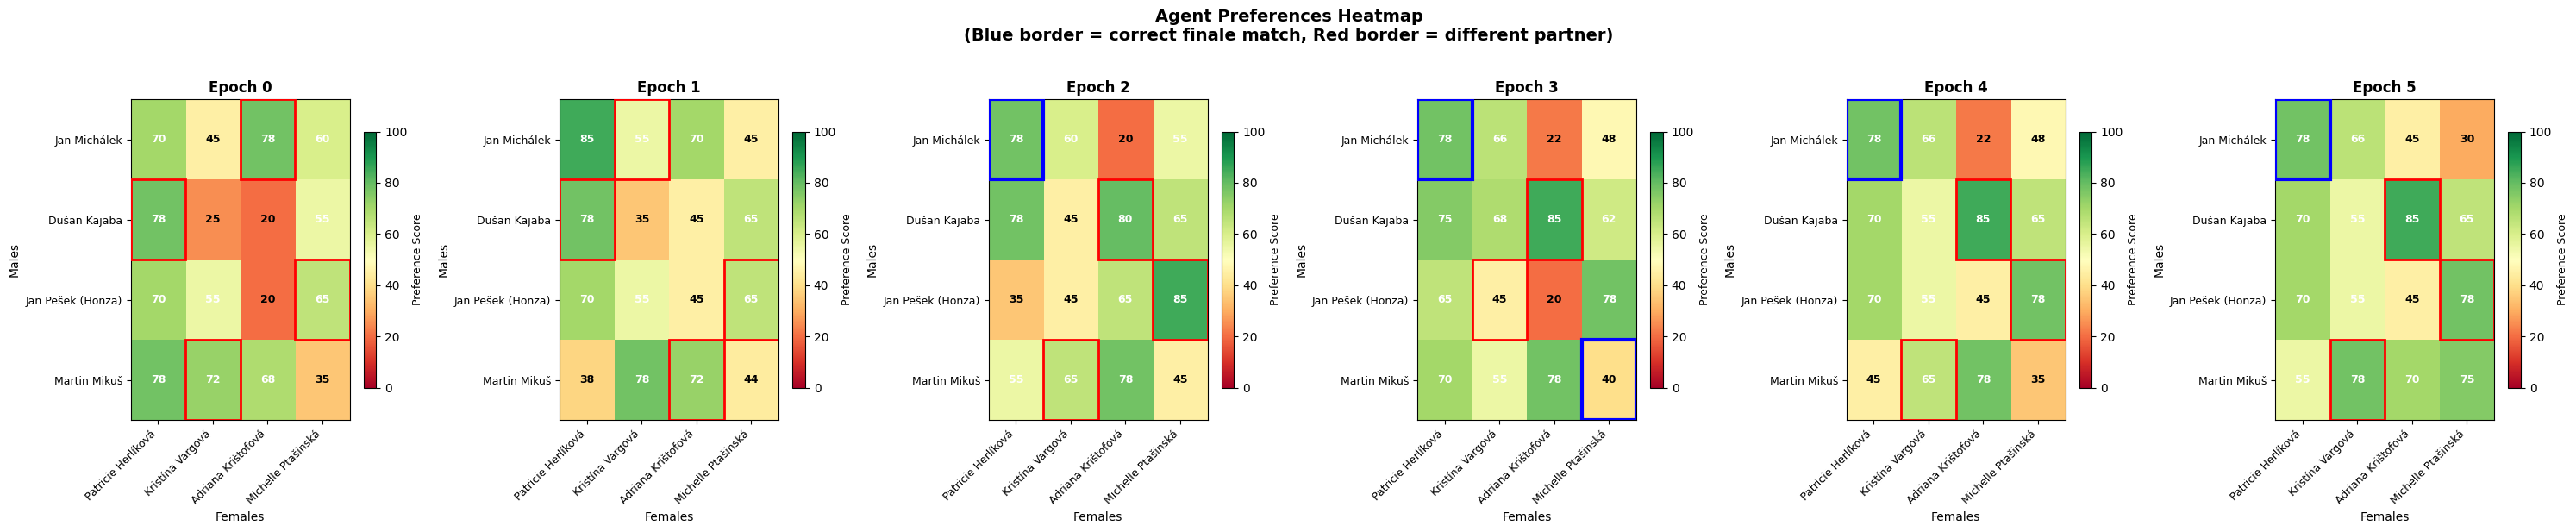
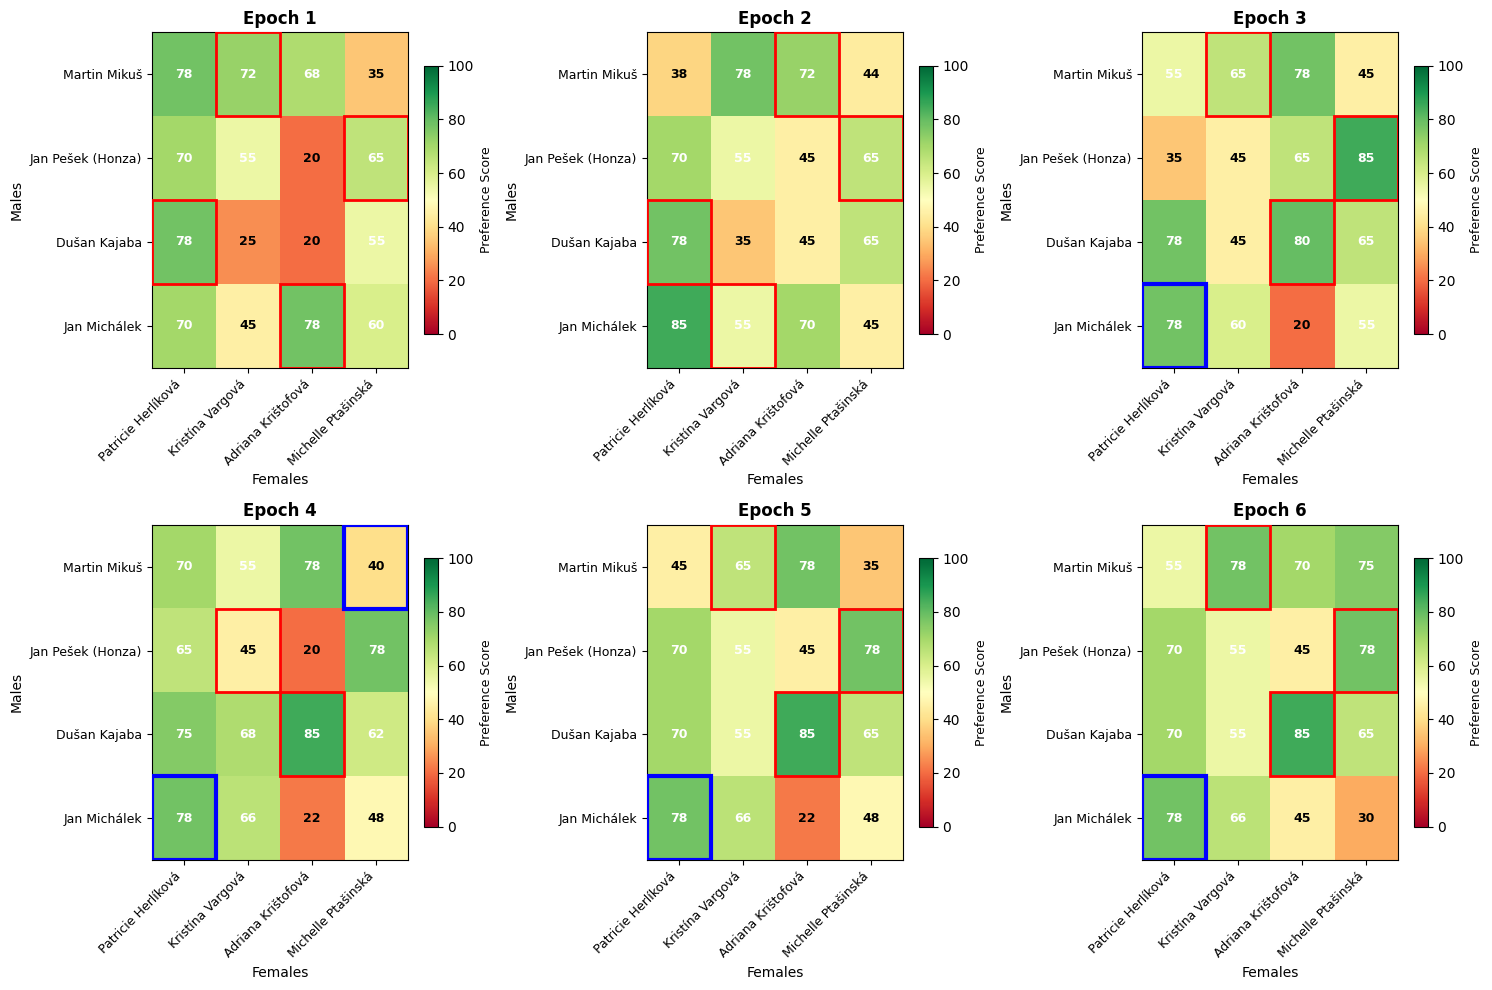
The notebook cell's code change between the first figure and the second:
--- before
+++ after
@@ -8,5 +8,5 @@
 agent_by_id: dict[str, LoveIslandPerson] = {agent.id: agent for agent in results.agents}
 female_ids: list[str] = [pair[0] for pair in results.finale_pairs]
-male_ids: list[str] = [pair[1] for pair in results.finale_pairs]
+male_ids: list[str] = [pair[1] for pair in results.finale_pairs][::-1]
 female_names: list[str] = [agent_by_id[fid].full_name for fid in female_ids]
 male_names: list[str] = [agent_by_id[mid].full_name for mid in male_ids]
@@ -19,8 +19,9 @@
 # Setup figure with one subplot per epoch
 num_epochs: int = len(results.epoch_results)
-fig, axes = plt.subplots(1, num_epochs, figsize=(5 * num_epochs, 6), squeeze=False)
-axes = axes[0]
+nrows, ncols = 2, 3
+fig, axes = plt.subplots(nrows, ncols, figsize=(5 * ncols, 5 * nrows), squeeze=False)
+axes_flat = axes.flatten()
 
-for ax, epoch_result in zip(axes, results.epoch_results):
+for ax, epoch_result in zip(axes_flat, results.epoch_results):
     epoch = epoch_result.epoch
 
@@ -48,5 +49,5 @@
     ax.set_xlabel("Females", fontsize=10)
     ax.set_ylabel("Males", fontsize=10)
-    ax.set_title(f"Epoch {epoch}", fontsize=12, fontweight="bold")
+    ax.set_title(f"Epoch {epoch+1}", fontsize=12, fontweight="bold")
 
     # Add preference values as text in cells
@@ -66,4 +67,19 @@
             )
 
+    # Highlight diagonal (expected matches) with black border
+    # for i in range(len(male_ids)):
+    #     j = len(female_ids) - 1 - i
+    #     rect = patches.Rectangle(
+    #         (j - 0.5, i - 0.5),
+    #         1,
+    #         1,
+    #         linewidth=1,
+    #         #edgecolor="black",
+    #         alpha=0.25,
+    #         facecolor="black",
+    #         zorder=9,
+    #     )
+    #     ax.add_patch(rect)
+
     # Highlight partner selections with colored borders
     for i, male_id in enumerate(male_ids):
@@ -74,5 +90,4 @@
             border_color = "blue" if is_correct else "red"
             border_width = 3 if is_correct else 2
-
             rect = patches.Rectangle(
                 (j - 0.5, i - 0.5),
@@ -87,11 +102,13 @@
 
 # Overall title
-fig.suptitle(
-    "Agent Preferences Heatmap\n(Blue border = correct finale match, Red border = different partner)",
-    fontsize=14,
-    fontweight="bold",
-    y=1.02,
-)
+# fig.suptitle(
+#     # "Agent Preferences Heatmap\n(Blue border = correct finale match, Red border = different partner)",
+#     "Preferences Heatmap",
+#     fontsize=14,
+#     fontweight="bold",
+#     y=1.02,
+# )
 
 plt.tight_layout()
+plt.savefig("assets/love_island_preferences_heatmap.pdf", bbox_inches="tight")
 plt.show()

Commit: dictator and love island final assets